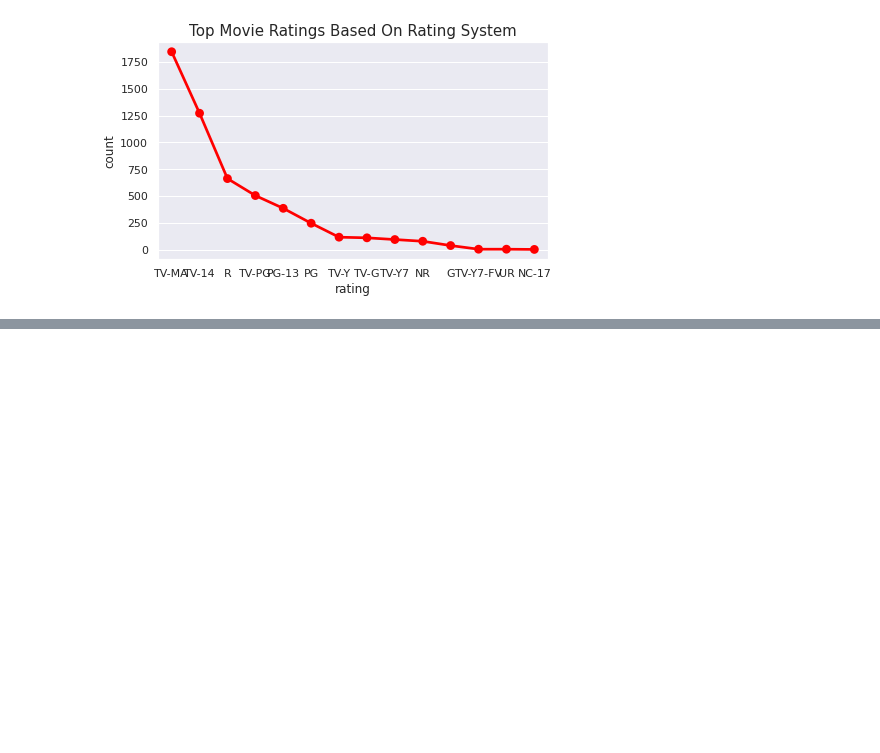
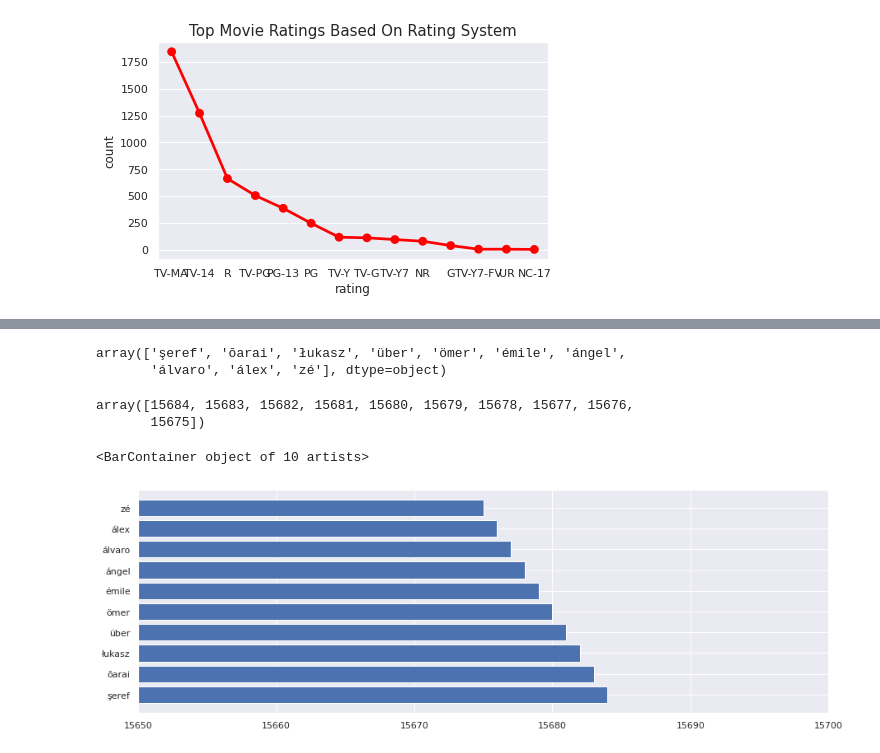
Before and after one commit to techsidh/netflix-movie-and-tv-shows-clustering, a Jupyter notebook: Capstone_Project_NETFLIX_MOVIE_AND_TV_SHOWS_CLUSTERINg.ipynb, the cells around one changed output, grey strips where cells are left out. Cells and saved outputs as stored; diff of their text form; code cells hidden in the pictures; blank space fills up the shorter version.

```diff
--- a/Capstone_Project_NETFLIX_MOVIE_AND_TV_SHOWS_CLUSTERINg.ipynb
+++ b/Capstone_Project_NETFLIX_MOVIE_AND_TV_SHOWS_CLUSTERINg.ipynb
@@ -533,0 +737,5 @@ plt.show()
+# %%
+# Store the count in panadas dataframe with vocab as index
+vocab_after_stemming = pd.DataFrame({"Word": vocab ,
+                                      "count" :count_of_vocab})
+vocab_after_stemming = vocab_after_stemming.sort_values("count" ,ascending=False)
@@ -533,0 +760,21 @@ plt.show()
+# %%
+top_10_after_strem_ocurred_vocab = vocab_after_stemming.head(10)
+# %%
+top_10_after_strem_ocurred_word = top_10_after_strem_ocurred_vocab['Word'].values
+top_10_after_strem_ocurred_word
+# %% [output]
+array(['şeref', 'ōarai', 'łukasz', 'über', 'ömer', 'émile', 'ángel',
+       'álvaro', 'álex', 'zé'], dtype=object)
+# %%
+top_10_after_strem_ocurred_count = top_10_after_strem_ocurred_vocab['count'].values
+top_10_after_strem_ocurred_count
+# %% [output]
+array([15684, 15683, 15682, 15681, 15680, 15679, 15678, 15677, 15676,
+       15675])
+# %%
+plt.figure(figsize = (15,5))
+plt.xlim(15650,15700)
+plt.barh(top_10_after_strem_ocurred_word,top_10_after_strem_ocurred_count)
+# %% [output]
+<BarContainer object of 10 artists>
+[figure, added]
```
Also changed, not shown: parts of 52 cells of this notebook.
